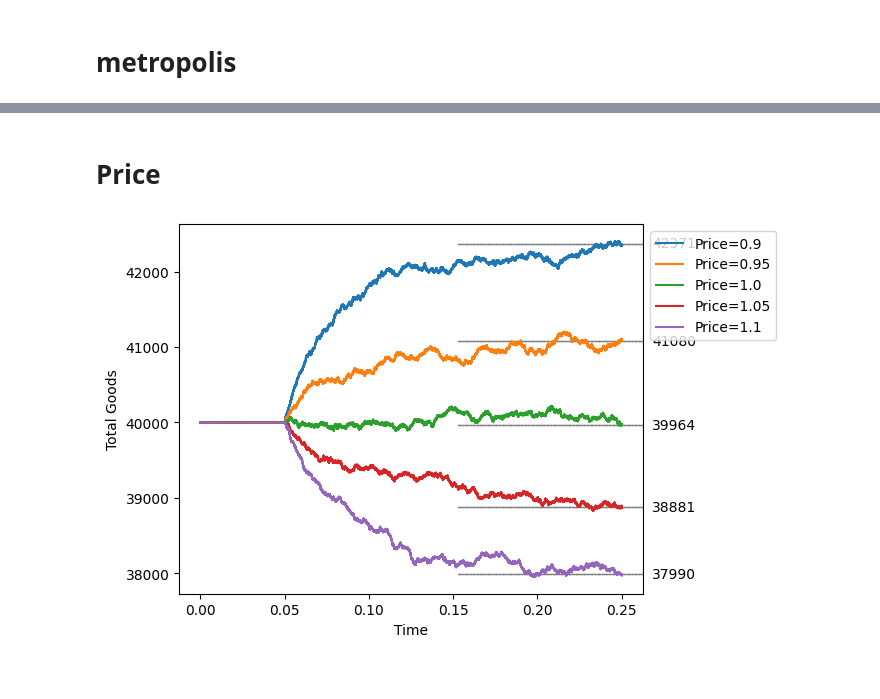
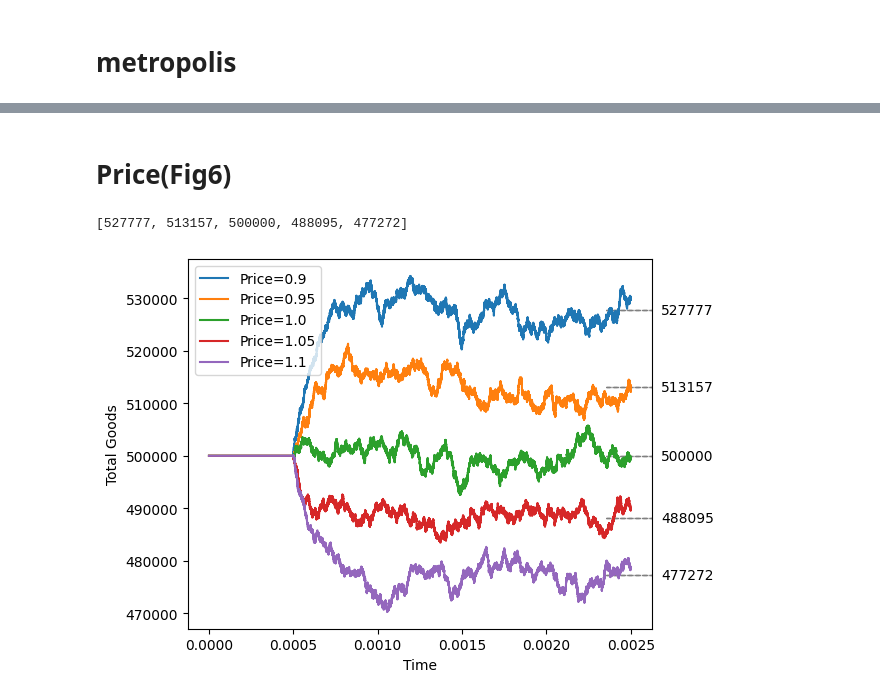
Before and after one commit to YihangLuo99/Thermoeconomics, a Jupyter notebook: Draft2.ipynb, the cells around one changed output, grey strips where cells are left out. Drawn from its saved outputs; the diff is of its cells as text; code cells hidden in the pictures.

```diff
--- a/Draft2.ipynb
+++ b/Draft2.ipynb
@@ -168,2 +190,2 @@ plt.show()
 # %% [markdown]
-# Price
+# Price(Fig6)
@@ -191,10 +213,8 @@ def price_tradecd1(agent,length1,length2,size,t,f1,f2,miu):
   goodb_history=[]
   for i in range(length1):
 
-    galn,gbln,mln=intra_trade(gala,gbla,mla,parametera,matrix,1,f1,f2)
-    gala=galn.copy()
-    gbla=gbln.copy()
-    mla=mln.copy()
+    gala,gbla,mla=intra_trade(gala,gbla,mla,parametera,matrix,1,f1,f2)
+
 
 
 
@@ -205,15 +225,11 @@ def price_tradecd1(agent,length1,length2,size,t,f1,f2,miu):
 
   for i in range(length2):
 
-    galn,gbln,mln=intra_trade(gala,gbla,mla,parametera,matrix,1,f1,f2)
-    gala=galn.copy()
-    gbla=gbln.copy()
-    mla=mln.copy()
-    galn,gbln,mln=trade_atprice(gala,gbla,mla,parametera,economy_size,size,t,f1,miu)
+    gala,gbla,mla=intra_trade(gala,gbla,mla,parametera,matrix,1,f1,f2)
 
-    gala=galn.copy()
-    gbla=gbln.copy()
-    mla=mln.copy()
+    gala,gbla,mla=trade_atprice(gala,gbla,mla,parametera,economy_size,size,t,f1,miu)
+
+
 
 
 
@@ -221,7 +237,7 @@ def price_tradecd1(agent,length1,length2,size,t,f1,f2,miu):
     gooda_history.append(sum(gala))
     goodb_history.append(sum(gbla))
 
-  return np.mean(gooda_history[-50000]),np.mean(goodb_history[-50000]),np.mean(money_history[-50000]),gooda_history,goodb_history,money_history
+  return np.mean(gooda_history[-10000]),np.mean(goodb_history[-10000]),np.mean(money_history[-10000]),gooda_history,goodb_history,money_history
 # %%
 
 
@@ -233,9 +249,22 @@ Good_history=[]
 j=0
 
 for miu in miu_values:
-    mga,mgb,mm,gal,gbl,ml=price_tradecd1(agent_c,50000,200000,0.03,[1,0],utility_func_cd,utility_func_cd,miu)
+    mga,mgb,mm,gal,gbl,ml=price_tradecd1(agent_c,50000,200000,1,[1,0],utility_func_cd,utility_func_cd,miu)
     MeanG_lists.append(int(mga))
     Good_history.append(gal)
+# %%
+def g_calculate(price,g):
+    x=0.5*g*(price+1)/(price)
+    return(x)
+# %%
+p=0.9
+g_list=[]
+for i in range(5):
+    g_list.append(int(g_calculate(p,sum(agent_c['money']))))
+    p=p+0.05
+print(g_list)
+# %% [output]
+[527777, 513157, 500000, 488095, 477272]
 # %%
 
 len_list=len(Good_history[0])+1
@@ -245,34 +274,34 @@ time_scale=economy_size**2-economy_size
 time_index = [num / time_scale for num in numbers]
 # Your existing x values and plot code
 
 for i, G in enumerate(Good_history):
     plt.plot(time_index, G, label=f'Price={miu_values[i]}')
 
 # Define the horizontal lines
 
-line_y_values = MeanG_lists
+line_y_values = g_list
 right_limit = plt.gca().get_xlim()[1]  # Right edge of the plot
-line_length = 0.4 * (plt.gca().get_xlim()[1] - plt.gca().get_xlim()[0])  # 20% of the plot width
+line_length = 0.1 * (plt.gca().get_xlim()[1] - plt.gca().get_xlim()[0])  # 20% of the plot width
 
 # Add horizontal lines and labels outside the graph
 for y_val in line_y_values:
 
 
     line = FancyBboxPatch((right_limit - line_length, y_val), line_length, 0,
                                 boxstyle="Square,pad=0", linestyle="--", color="gray")
     plt.gca().add_patch(line)
     # plt.text(right_limit, y_val, str(y_val), va='center', ha='right')
     plt.text(1.02, y_val, str(y_val), va='center', ha='left', transform=plt.gca().get_yaxis_transform())
 
 # Add labels and a legend
 plt.xlabel('Time')
 plt.ylabel('Total Goods')
-plt.legend(loc='upper left', bbox_to_anchor=(1, 1))
+plt.legend(loc='upper left')
 
 # Adjust the right margin to ensure labels are not cut off
 plt.subplots_adjust(right=0.85)
 
 # Show the plot
 plt.show()
 # %% [output]
-[figure, old version]
+[figure, new version]
```
Also changed, not shown: parts of 19 cells of this notebook, 7 other files.
